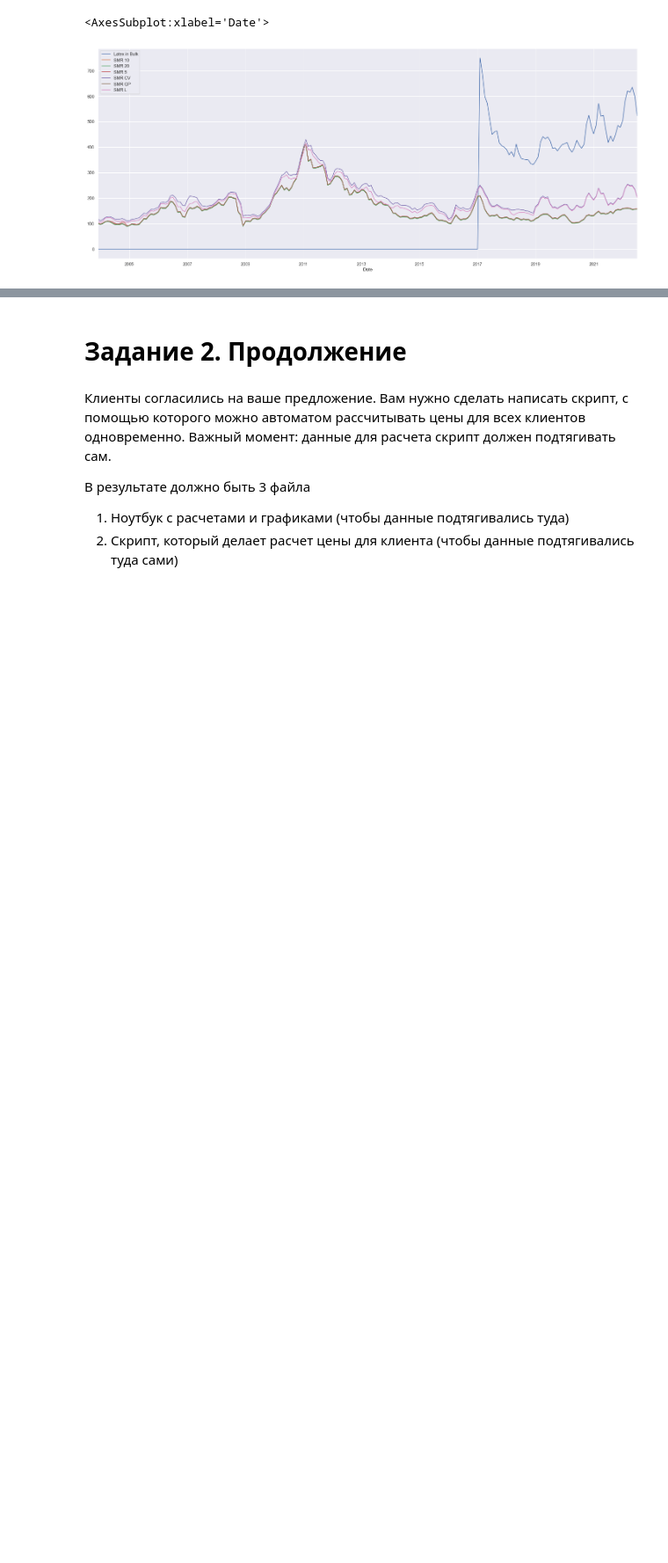
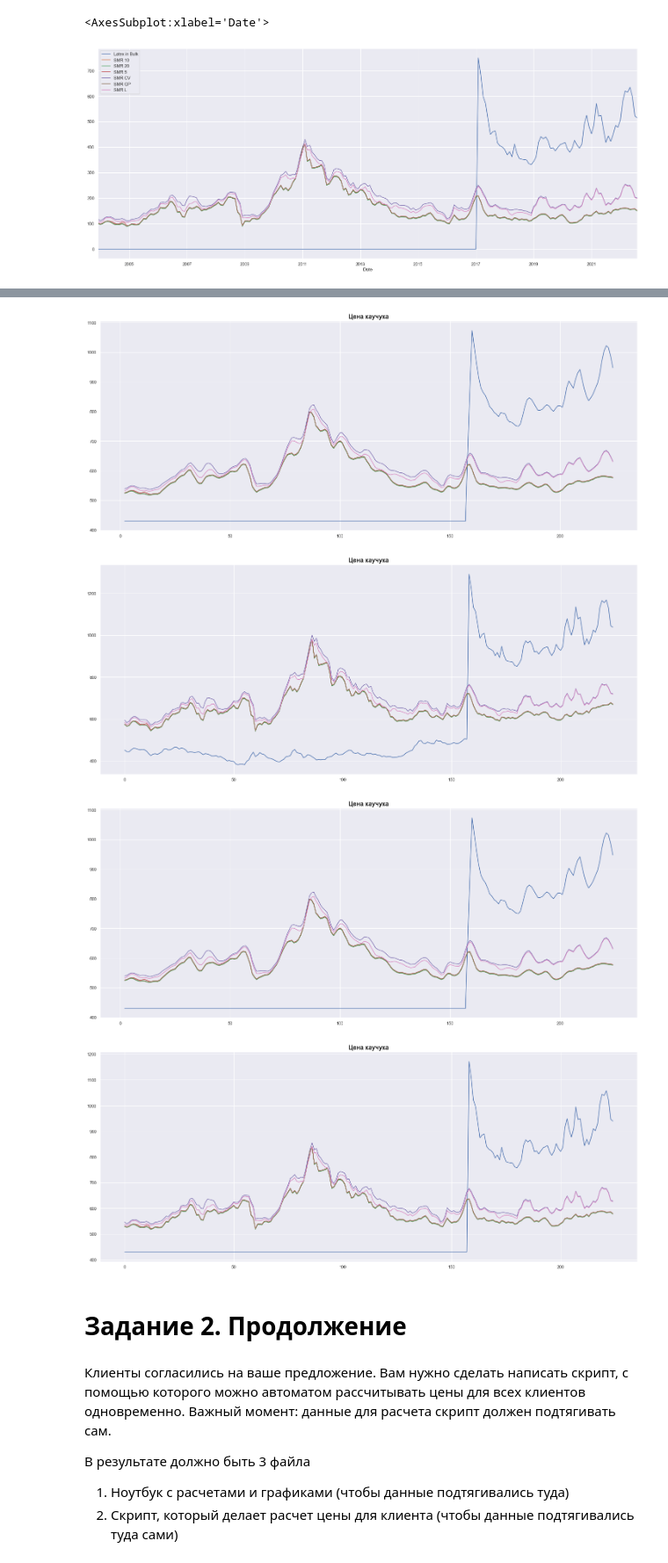
Before and after one commit to Itillonis/python-for-data-analytics, a Jupyter notebook: Lesson3/hometask/SyntheticRubber.ipynb, the cells around one changed output, grey strips where cells are left out. Shown at 88% size. Drawn from its saved outputs; the diff is of its cells as text; code cells hidden in the pictures; blank space fills up the shorter version.

```diff
--- a/Lesson3/hometask/SyntheticRubber.ipynb
+++ b/Lesson3/hometask/SyntheticRubber.ipynb
@@ -31,6 +32,8 @@ PRODUCTION_COST = 400 # (EUR)
 # Расходы на логистику
 EU_LOGISTIC_COST_EUR = 30 # в Европу в евро
 CN_LOGISTIC_COST_USD = 130 # в Китай в долларах
+# Расходы на логистику для России (для 3 задания)
+RU_LOGISTIC_COST_USD = 5000 # в Россию в рублях
 
 # * Справочная информация по клиентам(объемы, локации, комментарии)
 # location - локация клиента
@@ -58,6 +61,11 @@ customers = {
         'location':'EU',
         'volumes': 70,
         'comment': 'monthly'
+    },
+    'Misha':{
+        'location':'RU',
+        'volumes': 350,
+        'comment': 'monthly'
     }
 }
 # Скидки
@@ -257,0 +294,4 @@ euro_prices_df.plot(x='Date')
+# %%
+# dollar_prices_df.iloc[:,:-1] + CN_LOGISTIC_COST_USD + PRODUCTION_COST
+total_dollar_pr = dollar_prices_df.iloc[:,:-1].add(PRODUCTION_COST/main_df['EURUSD'], axis = 0)
+total_dollar_pr
@@ -258,3 +317,41 @@ euro_prices_df.plot(x='Date')
+# %%
+with pd.ExcelWriter('client_rubber_price_proposals/price_proposals.xlsx', engine = 'xlsxwriter') as writer:
+    for client, description in customers.items():
+
+        if description.get('volumes') < 100:
+            discount = disc_vals[0]
+        elif description.get('volumes') < 300:
+            discount = disc_vals[1]
+        else: discount = disc_vals[2]
+
+        if description.get('location') == "EU":
+            client_price = euro_prices_df.iloc[:,:-1] * (1-discount) + EU_LOGISTIC_COST_EUR + PRODUCTION_COST
+        elif description.get('location') == "CN":
+            client_price = dollar_prices_df.iloc[:,:-1].add(PRODUCTION_COST/main_df['EURUSD'], axis = 0) * (1-discount) + CN_LOGISTIC_COST_USD
+
+        if description.get('comment') == 'moving_average':
+            client_price = client_price.rolling(window=3).mean()
+
+        client_price.to_excel(writer, sheet_name=client)
+        # Добавляем график с ценой
+        plot_path = f'{client}_wbp.png'
+        plt.title('Цена каучука', fontsize=16, fontweight='bold')
+        plt.plot(client_price)
+        plt.savefig(plot_path)
+        plt.show()
+
+    for k,v in customers.items():
+        worksheet = writer.sheets[k]
+        worksheet.insert_image('I2',f"{k}_wbp.png")
+
+for k,v in customers.items():
+    if os.path.exists(f"{k}_wbp.png"):
+        os.remove(f"{k}_wbp.png")
+# %% [output]
+[figure, added]
+[figure, added]
+[figure, added]
+[figure, added]
 # %% [markdown]
 # Задание 2. Продолжение
 # %% [markdown]
```
Also changed, not shown: parts of 17 cells of this notebook, 9 other files.
